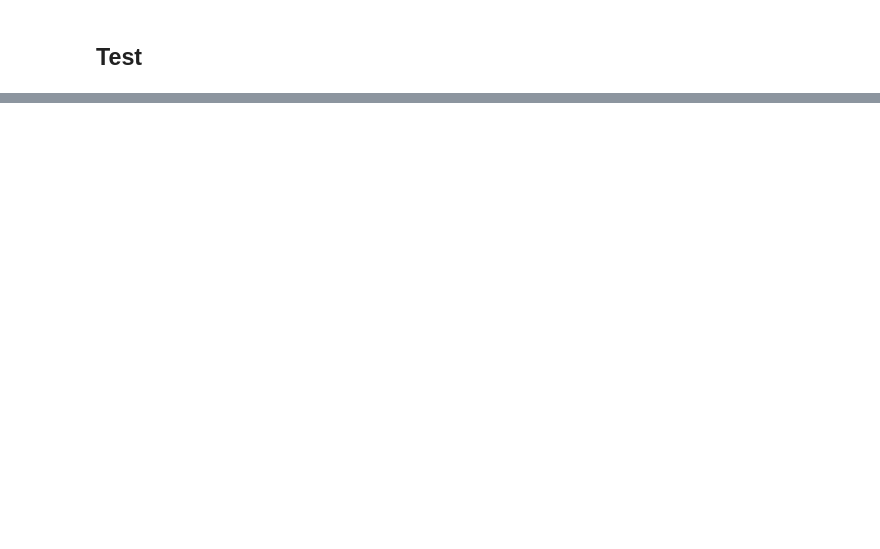
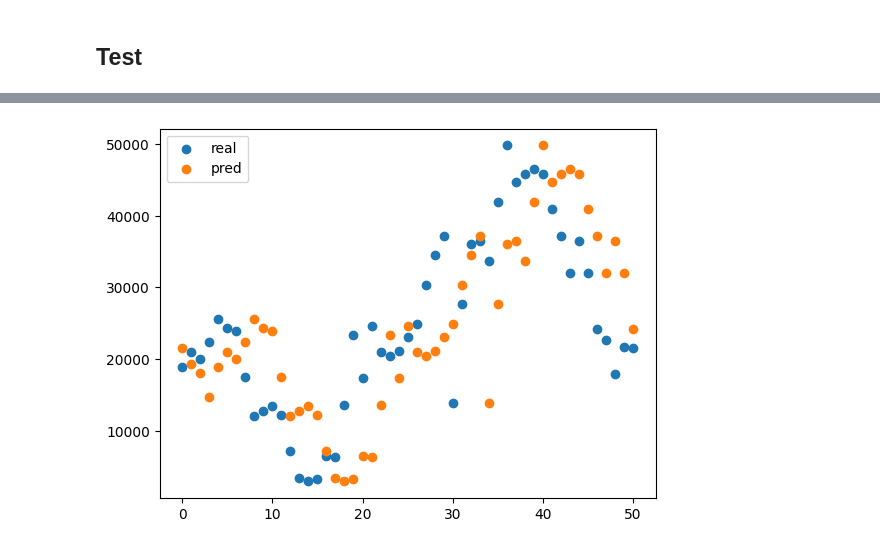
Before and after one commit to JoeyShapiro/GPT-Scratch-TimeSeries, a Jupyter notebook: gpt-timeseries.ipynb, the cells around one changed output, grey strips where cells are left out. Drawn from its saved outputs; the diff is of its cells as text; code cells hidden in the pictures; blank space fills up the shorter version.

```diff
--- a/gpt-timeseries.ipynb
+++ b/gpt-timeseries.ipynb
@@ -475,7 +473,10 @@ import matplotlib.pyplot as plt
 import seaborn as sns
 from tqdm import tqdm
 
-test_dataset = GPTDataset(files=['exchange_rate.txt'], max_length=1024)
+# TODO good enough for now
+device = 'cpu'
+
+test_dataset = GPTDataset(files=['exchange_rate.txt'])
 
 # Generate text
 output = model_for_trainer.generate(
@@ -560,26 +561,31 @@ min: 21490.0, max: 21490.0, mean: 21490.0, std: 0.0
 # %%
 # create scatter plot
 n = 100
 m = 1
+
+if n >= len(test_dataset)-1:
+    n = len(test_dataset)-1
 
 # not sure how to line up the real and pred when using different size. so i will just change dataset size
 real = torch.zeros(n)
 pred = torch.zeros(n)
 
 pbar = tqdm(range(0, n, m), total=n)
 for i in pbar:
     output = model_for_trainer.generate(
         test_dataset[i]['input_ids'][:512].unsqueeze(0),
         max_new_tokens=1,
     )
 
     for j in range(m): # -1
         real[i+j] = test_dataset[i]['labels'][-1]
         pred[i+j] = output[j][512-1].cpu() # have to do this to get the value
     pbar.update(m)
 
 # create scatter plot
 plt.scatter(range(n), real, label='real')
 plt.scatter(range(n), pred, label='pred')
 plt.legend()
 plt.show()
+# %% [output]
+[figure, added]
```
Also changed, not shown: parts of 6 cells of this notebook.
